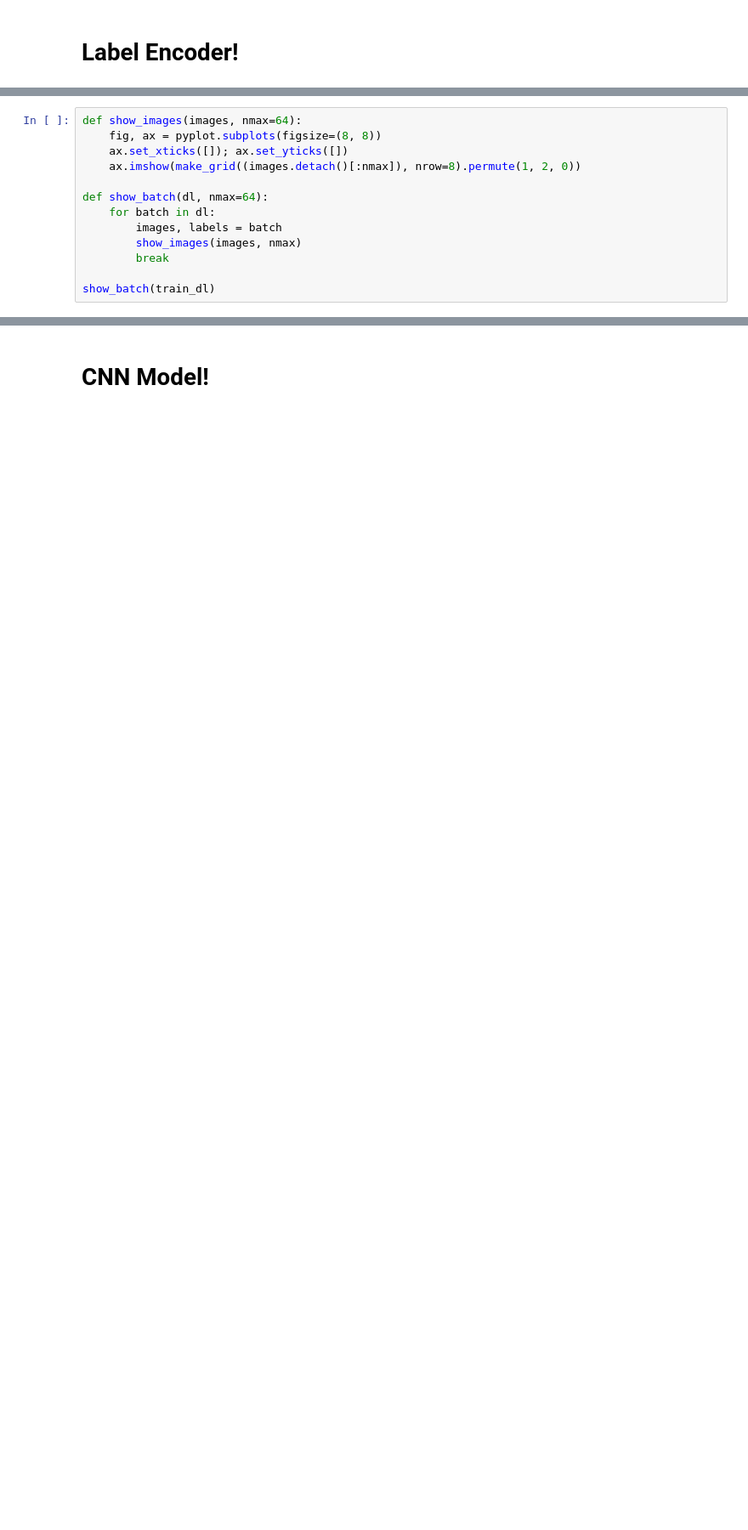
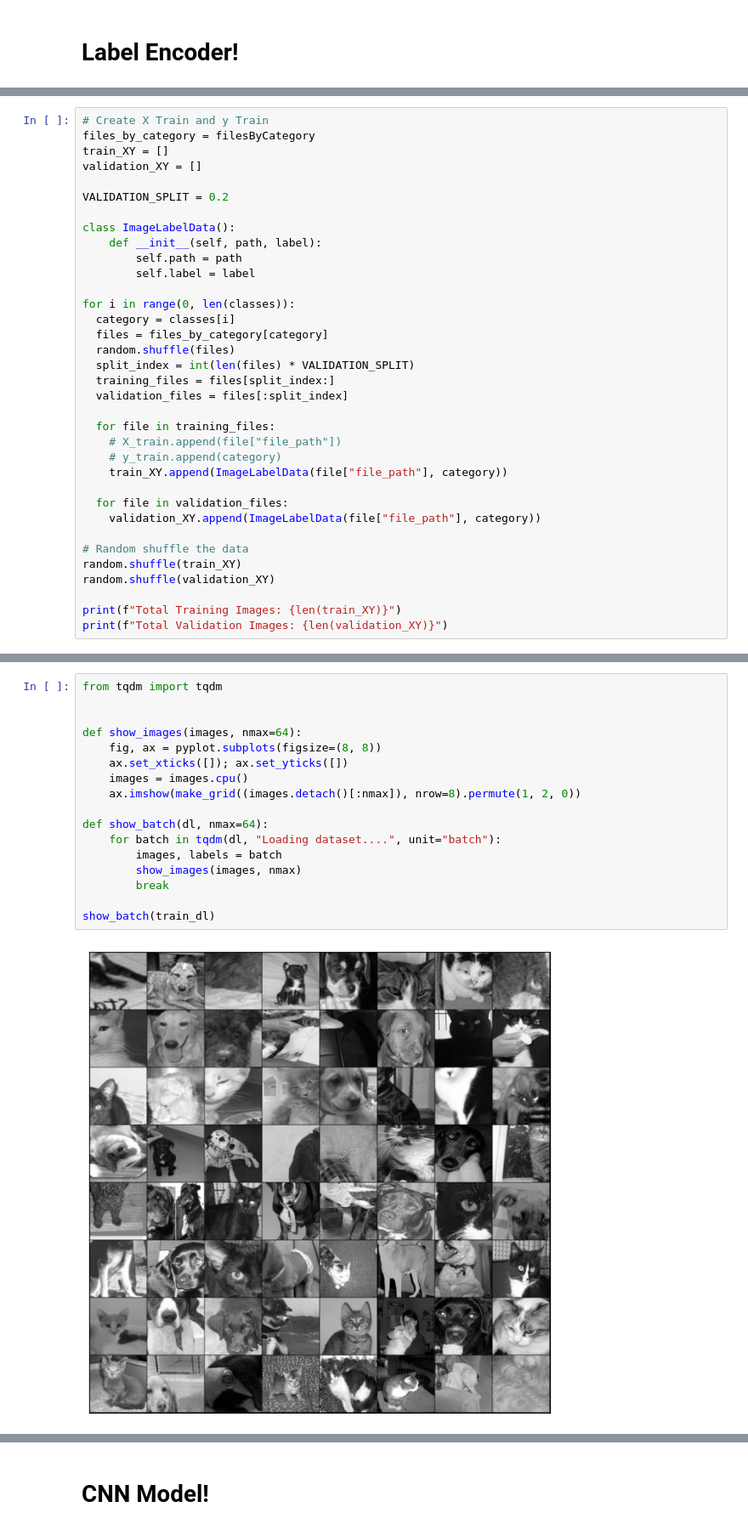
Before and after one commit to austonpramodh/ml-cats-dogs, a Jupyter notebook: model-building/cats-dogs/main.ipynb, the cells around one changed output, grey strips where cells are left out. Shown at 85% size. Cells and saved outputs as stored; diff of their text form; blank space fills up the shorter version.

```diff
--- a/model-building/cats-dogs/main.ipynb
+++ b/model-building/cats-dogs/main.ipynb
@@ -193,0 +291,35 @@ for i in range(0, len(classes)):
+# %%
+# Create X Train and y Train
+files_by_category = filesByCategory
+train_XY = []
+validation_XY = []
+
+VALIDATION_SPLIT = 0.2
+
+class ImageLabelData():
+    def __init__(self, path, label):
+        self.path = path
+        self.label = label
+
+for i in range(0, len(classes)):
+  category = classes[i]
+  files = files_by_category[category]
+  random.shuffle(files)
+  split_index = int(len(files) * VALIDATION_SPLIT)
+  training_files = files[split_index:]
+  validation_files = files[:split_index]
+
+  for file in training_files:
+    # X_train.append(file["file_path"])
+    # y_train.append(category)
+    train_XY.append(ImageLabelData(file["file_path"], category))
+
+  for file in validation_files:
+    validation_XY.append(ImageLabelData(file["file_path"], category))
+
+# Random shuffle the data
+random.shuffle(train_XY)
+random.shuffle(validation_XY)
+
+print(f"Total Training Images: {len(train_XY)}")
+print(f"Total Validation Images: {len(validation_XY)}")
@@ -242,15 +786,21 @@ display(transformedImage)
 # %%
+from tqdm import tqdm
+
+
 def show_images(images, nmax=64):
     fig, ax = pyplot.subplots(figsize=(8, 8))
     ax.set_xticks([]); ax.set_yticks([])
+    images = images.cpu()
     ax.imshow(make_grid((images.detach()[:nmax]), nrow=8).permute(1, 2, 0))
 
 def show_batch(dl, nmax=64):
-    for batch in dl:
+    for batch in tqdm(dl, "Loading dataset....", unit="batch"):
         images, labels = batch
         show_images(images, nmax)
         break
 
 show_batch(train_dl)
+# %% [output]
+[figure, added]
 # %%
 train_dataset[0][0].shape
```
Also changed, not shown: parts of 55 cells of this notebook, 7 other files.
